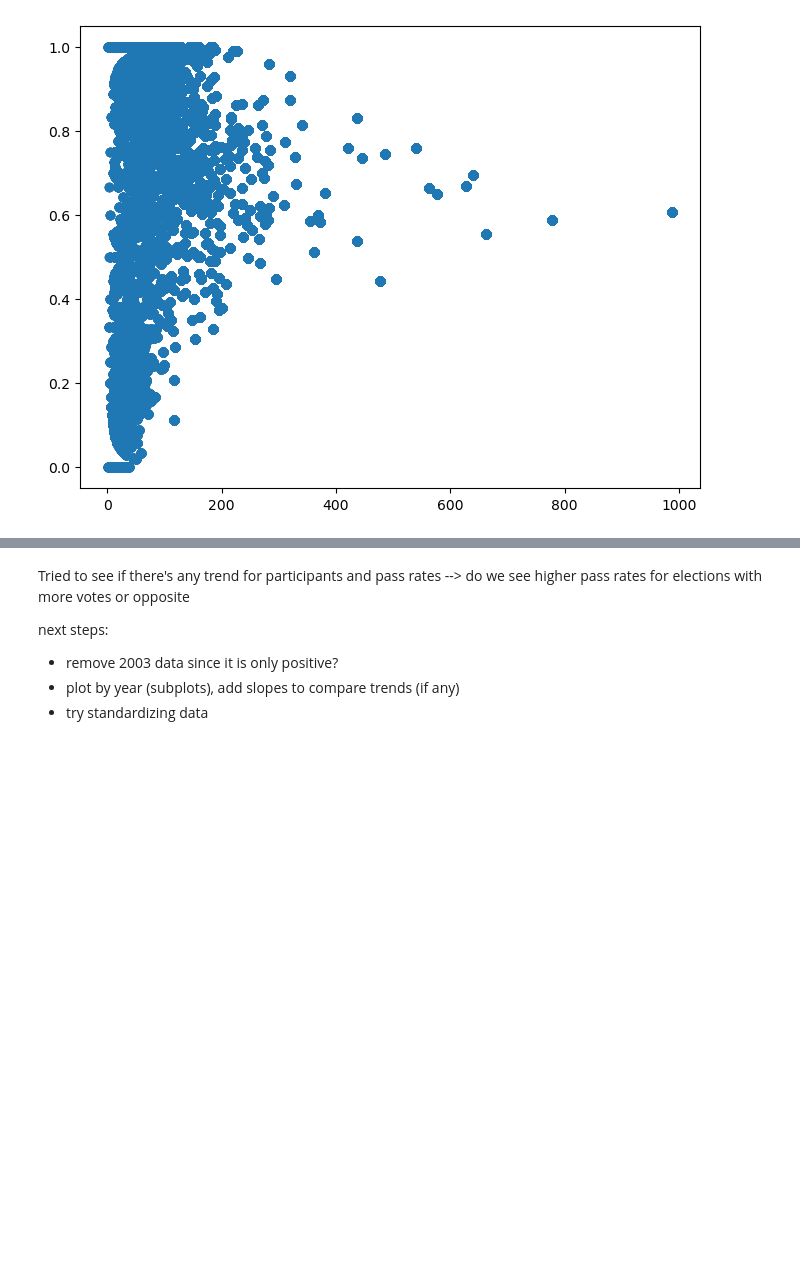
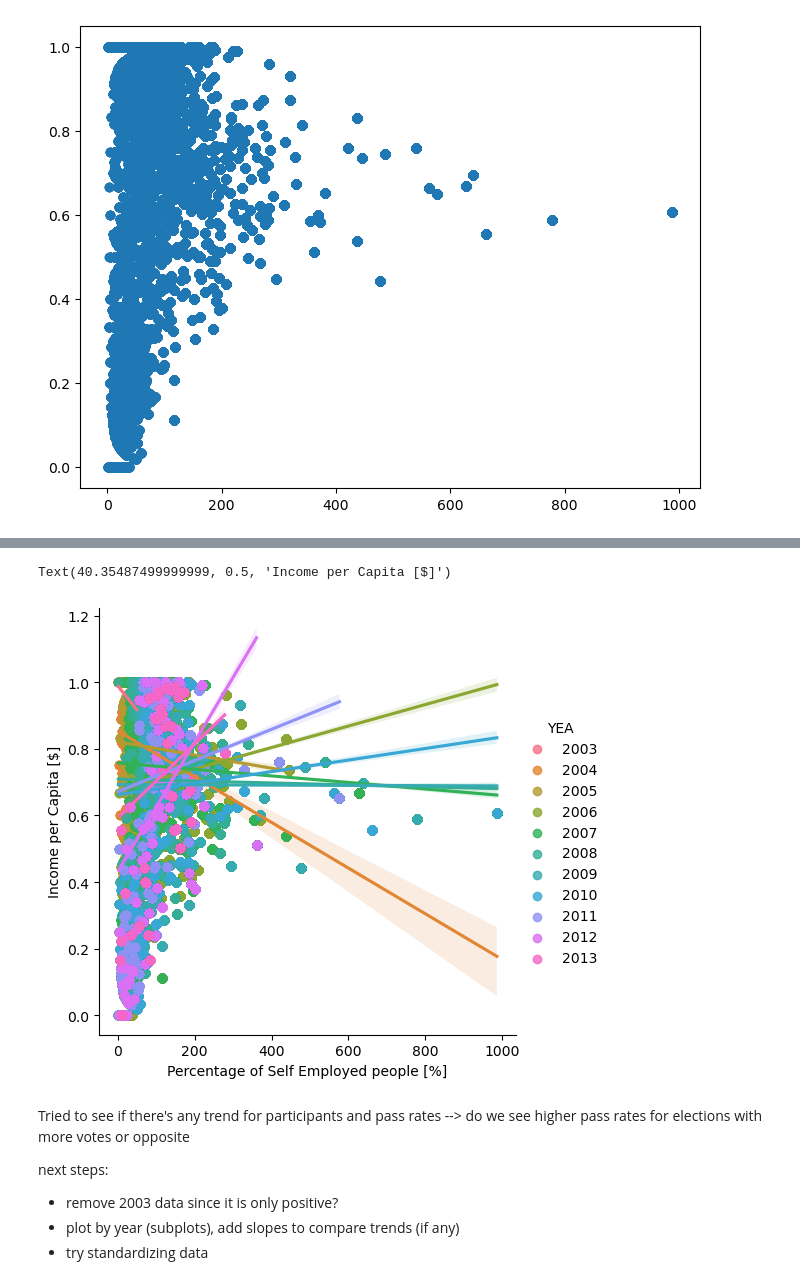
Before and after one commit to epfl-ada/ada-2024-project-ackthuallydeadalready, a Jupyter notebook: EDA.ipynb, the cells around one changed output, grey strips where cells are left out. Cells and saved outputs as stored; diff of their text form; code cells hidden in the pictures; blank space fills up the shorter version.

```diff
--- a/EDA.ipynb
+++ b/EDA.ipynb
@@ -269,3 +276,12 @@ plt.scatter(data_vote_polarity.votes, data_vote_polarity.pos_pct)
+# %%
+sns.lmplot(x='votes',y='pos_pct', data=data_vote_polarity, hue = 'YEA')
+plt.xlabel("Percentage of Self Employed people [%]")
+plt.ylabel("Income per Capita [$]")
+#plt.ylim([10000,60000])
+#plt.xlim([0,25])
+# %% [output]
+Text(40.35487499999999, 0.5, 'Income per Capita [$]')
+[figure, added]
 # %%
 plt.figure(figsize=(8,6))
 plt.scatter(data_vote_polarity.votes, data_vote_polarity.pos_pct)
```
Also changed, not shown: parts of 25 cells of this notebook.
